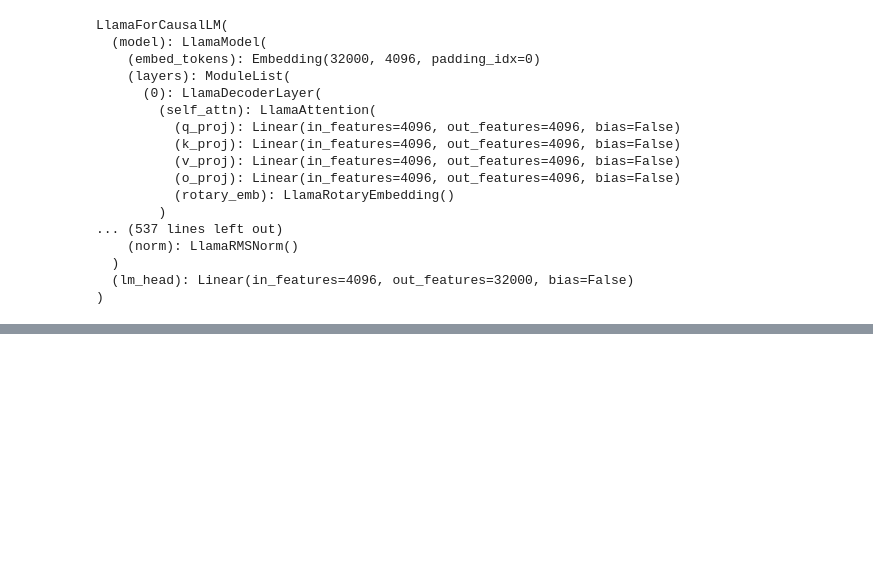
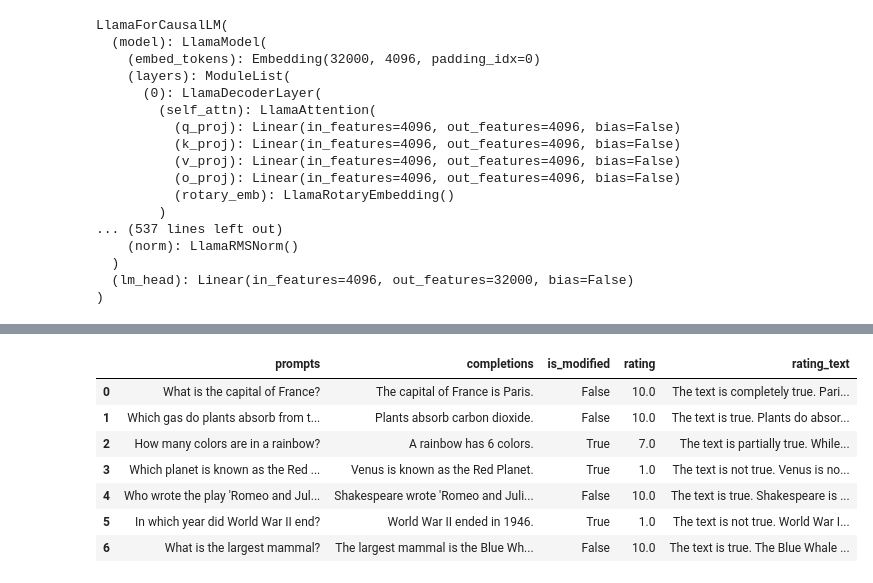
Before and after one commit to wusche1/activation_additions, a Jupyter notebook: scripts/Playground.ipynb, the cells around one changed output, grey strips where cells are left out. Drawn from its saved outputs; the diff is of its cells as text; code cells hidden in the pictures; blank space fills up the shorter version.

```diff
--- a/scripts/Playground.ipynb
+++ b/scripts/Playground.ipynb
@@ -178,0 +222,24 @@ df
+# %%
+data = {
+    "prompts": [
+        "What is the capital of France?",
+        "Which gas do plants absorb from the atmosphere?",
+        "How many colors are in a rainbow?",
+        "Which planet is known as the Red Planet?",
+        "Who wrote the play 'Romeo and Juliet'?",
+        "In which year did World War II end?",
+        "What is the largest mammal?"
+    ],
+    "completions": [
+        "The capital of France is Paris.",  # Correct
+        "Plants absorb carbon dioxide.",  # Correct
+        "A rainbow has 6 colors.",  # Incorrect
+        "Venus is known as the Red Planet.",  # Incorrect
+        "Shakespeare wrote 'Romeo and Juliet'.",  # Correct
+        "World War II ended in 1946.",  # Incorrect
+        "The largest mammal is the Blue Whale."  # Correct
+    ],
+    "is_modified": [False, False, True, True, False, True, False]
+}
+
+df_truth = pd.DataFrame(data)
@@ -178,0 +263,11 @@ df
+# %%
+df_truth
+# %% [output]
+|  | prompts | completions | is_modified | rating | rating_text |
+| 0 | What is the capital of France? | The capital of France is Paris. | False | 10.0 | The text is completely true. Pari... |
+| 1 | Which gas do plants absorb from t... | Plants absorb carbon dioxide. | False | 10.0 | The text is true. Plants do absor... |
+| 2 | How many colors are in a rainbow? | A rainbow has 6 colors. | True | 7.0 | The text is partially true. While... |
+| 3 | Which planet is known as the Red ... | Venus is known as the Red Planet. | True | 1.0 | The text is not true. Venus is no... |
+| 4 | Who wrote the play 'Romeo and Jul... | Shakespeare wrote 'Romeo and Juli... | False | 10.0 | The text is true. Shakespeare is ... |
+| 5 | In which year did World War II end? | World War II ended in 1946. | True | 1.0 | The text is not true. World War I... |
+| 6 | What is the largest mammal? | The largest mammal is the Blue Wh... | False | 10.0 | The text is true. The Blue Whale ... |
```
Also changed, not shown: parts of 23 cells of this notebook, 1 other file.
